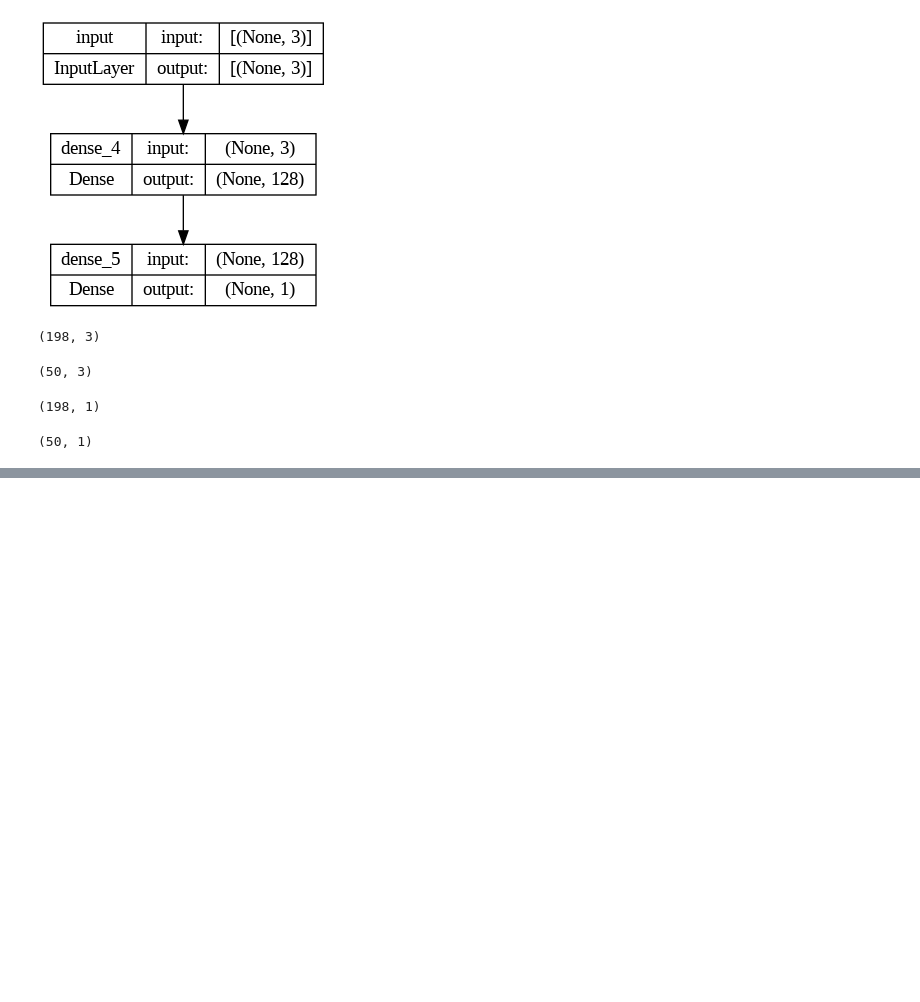
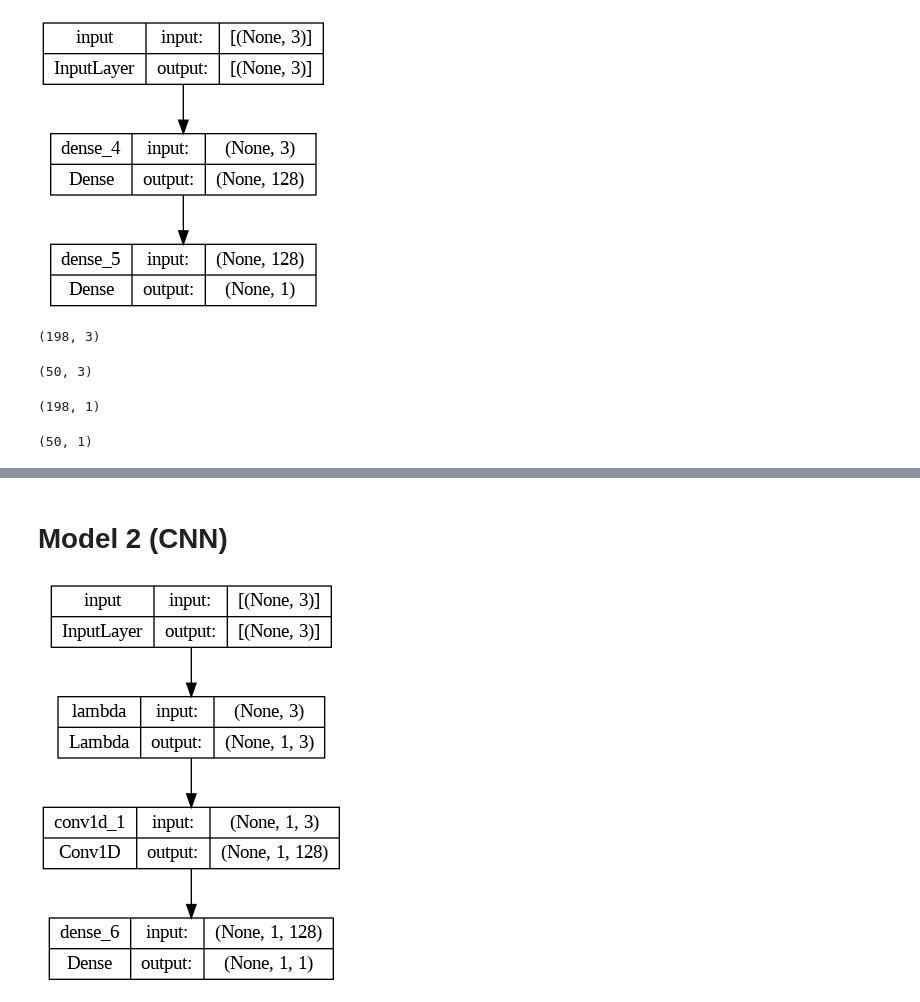
Before and after one commit to ucheokechukwu/Stock-Prediction-with-Supervised-and-Reinforcement-Learning, a Jupyter notebook: src/Feature_Engineering_Baseline_Models.ipynb, the cells around one changed output, grey strips where cells are left out. Saved outputs shown, nothing was run; the diff lists cells and outputs as text; code cells hidden in the pictures; blank space fills up the shorter version.

```diff
--- a/src/Feature_Engineering_Baseline_Models.ipynb
+++ b/src/Feature_Engineering_Baseline_Models.ipynb
@@ -321,0 +293,27 @@ error_dict
+# %% [markdown]
+# Model 2 (CNN)
+# %%
+# Model 2 (CNN)
+
+
+# set random seed for reproducible results
+tf.random.set_seed(88)
+# construct model
+input = layers.Input(shape=(3,), name='input')
+
+reshape = layers.Lambda(lambda x: tf.expand_dims(x, axis=1))(input)
+cnn = layers.Conv1D(filters=128, kernel_size=5, padding="causal", activation="relu")(reshape)
+
+# cnn = layers.Conv1D(filters=128, kernel_size=5, padding="causal", activation="relu")(input)
+output = layers.Dense(1, activation='linear')(cnn)
+
+
+model2 = tf.keras.Model(inputs=input,
+                         outputs=output,
+                         name="model_2")
+
+# plot_model(model2, show_shapes=True)
+# %%
+plot_model(model2, show_shapes=True)
+# %% [output]
+[figure, added]
```
Also changed, not shown: parts of 22 cells of this notebook.
